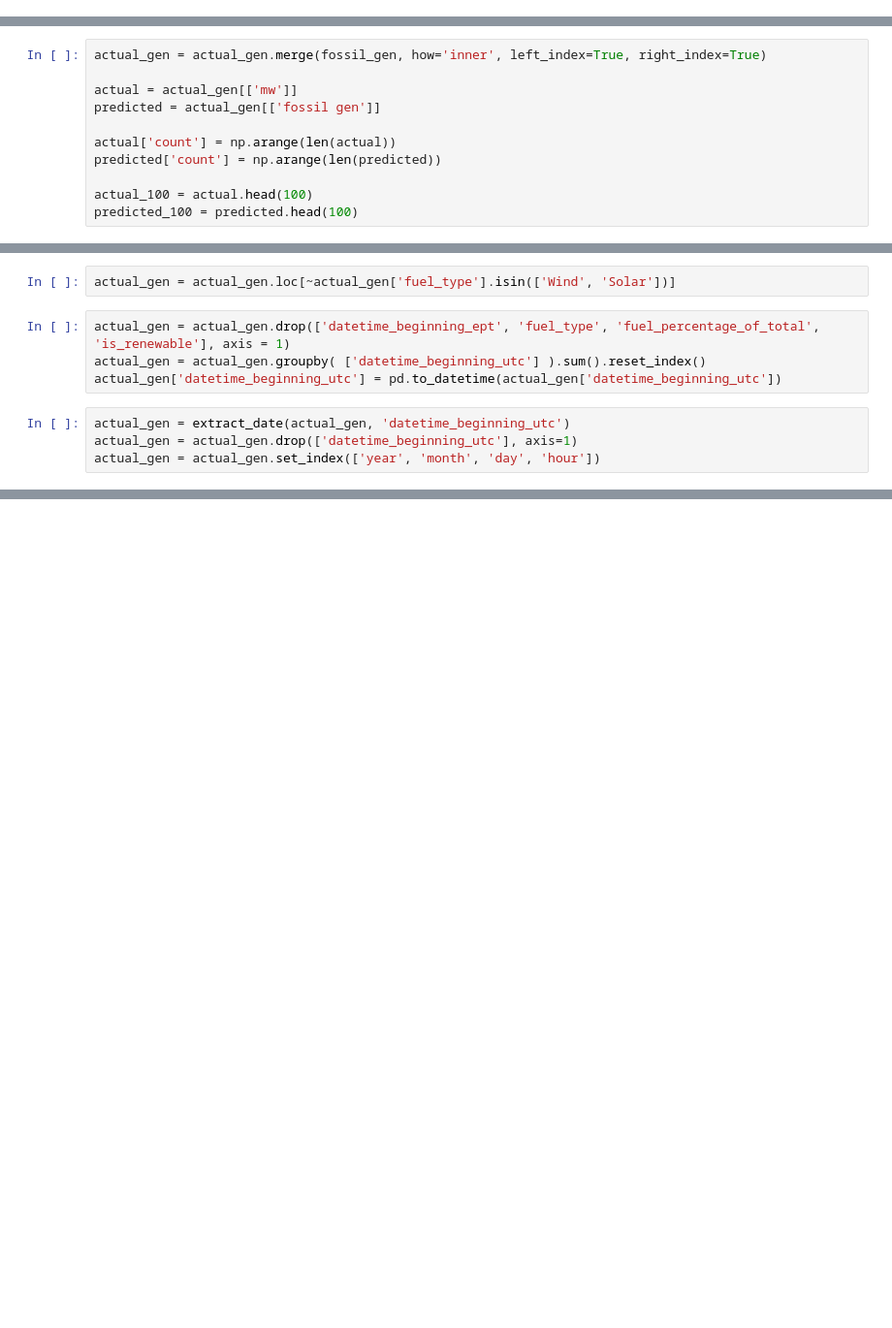
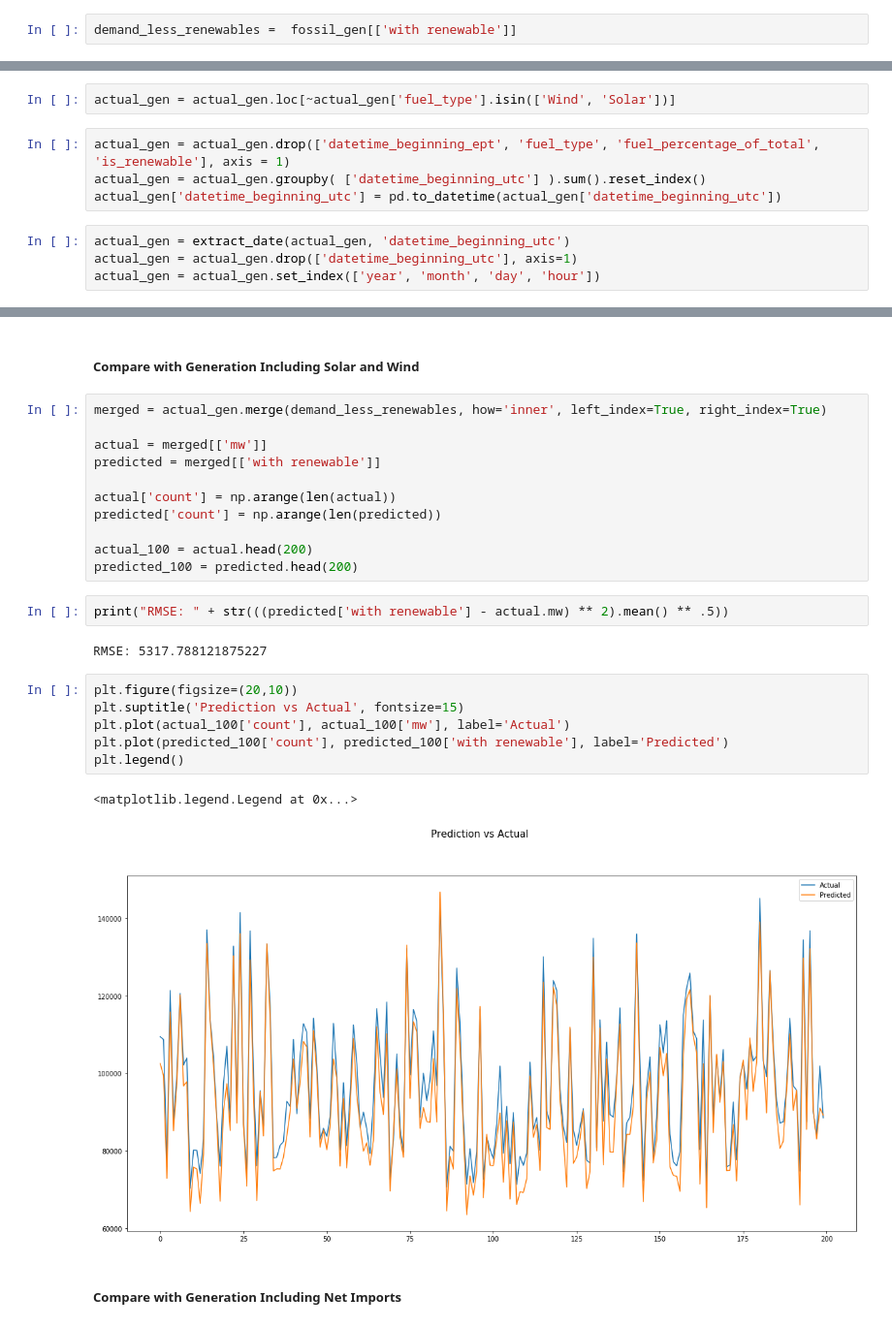
Before and after one commit to amy-wang/thesis2, a Jupyter notebook: data/Prediction vs Forecasts.ipynb, the cells around one changed output, grey strips where cells are left out. Shown at 97% size. Drawn from its saved outputs; the diff is of its cells as text; blank space fills up the shorter version.

Commit message:
compare predictions and actual

```diff
--- a/data/Prediction vs Forecasts.ipynb
+++ b/data/Prediction vs Forecasts.ipynb
@@ -216 +132,3 @@ fossil_gen =  fossil_gen[['fossil gen']]
+# %%
+demand_less_renewables =  fossil_gen[['with renewable']]
 # %% [markdown]
@@ -248,11 +137,0 @@ actual_gen = actual_gen.set_index(['year', 'month', 'day', 'hour'])
-# %%
-actual_gen = actual_gen.merge(fossil_gen, how='inner', left_index=True, right_index=True)
-
-actual = actual_gen[['mw']]
-predicted = actual_gen[['fossil gen']]
-
-actual['count'] = np.arange(len(actual))
-predicted['count'] = np.arange(len(predicted))
-
-actual_100 = actual.head(100)
-predicted_100 = predicted.head(100)
@@ -278,0 +174,28 @@ actual_gen = actual_gen.set_index(['year', 'month', 'day', 'hour'])
+# %% [markdown]
+##### Compare with Generation Including Solar and Wind
+# %%
+merged = actual_gen.merge(demand_less_renewables, how='inner', left_index=True, right_index=True)
+
+actual = merged[['mw']]
+predicted = merged[['with renewable']]
+
+actual['count'] = np.arange(len(actual))
+predicted['count'] = np.arange(len(predicted))
+
+actual_100 = actual.head(200)
+predicted_100 = predicted.head(200)
+# %%
+print("RMSE: " + str(((predicted['with renewable'] - actual.mw) ** 2).mean() ** .5))
+# %% [output]
+RMSE: 5317.788121875227
+# %%
+plt.figure(figsize=(20,10))
+plt.suptitle('Prediction vs Actual', fontsize=15)
+plt.plot(actual_100['count'], actual_100['mw'], label='Actual')
+plt.plot(predicted_100['count'], predicted_100['with renewable'], label='Predicted')
+plt.legend()
+# %% [output]
+<matplotlib.legend.Legend at 0x...>
+[figure, added]
+# %% [markdown]
+##### Compare with Generation Including Net Imports
```
Also changed, not shown: parts of 86 cells of this notebook.
